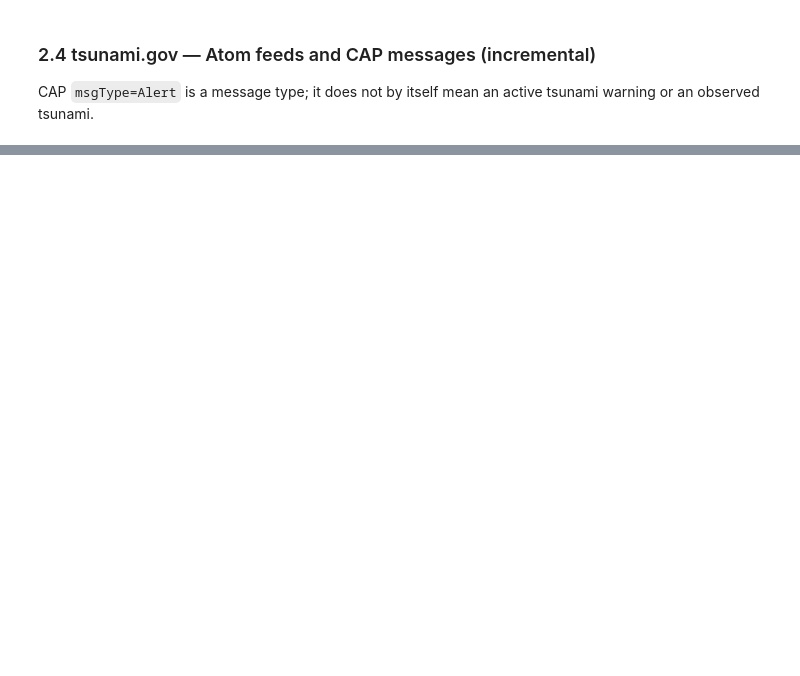
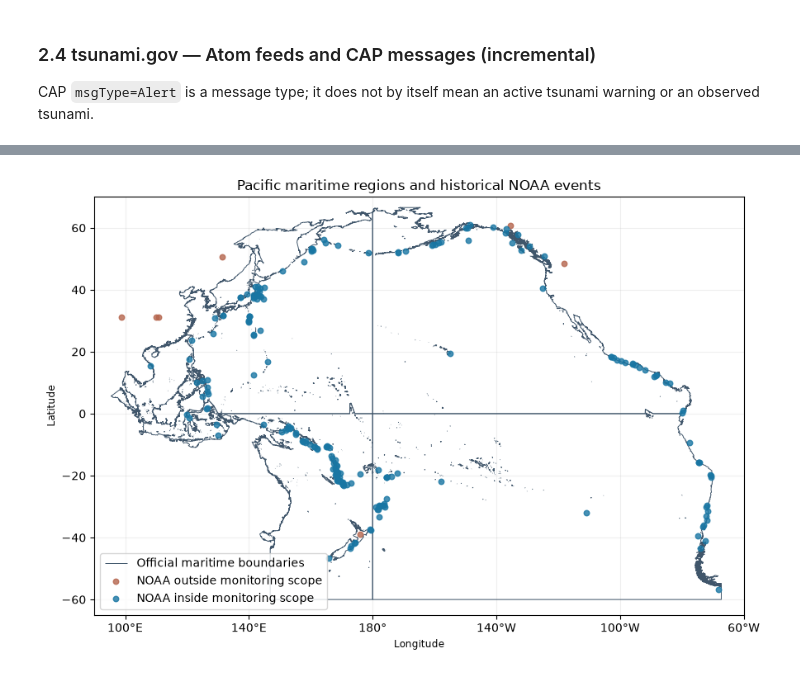
Before and after one commit to g8martinezsilva/tsunami-monitoring, a Jupyter notebook: notebooks/01_source_profiling.ipynb, the cells around one changed output, grey strips where cells are left out. Cells and saved outputs as stored; diff of their text form; code cells hidden in the pictures; blank space fills up the shorter version.

```diff
--- a/notebooks/01_source_profiling.ipynb
+++ b/notebooks/01_source_profiling.ipynb
@@ -1420,0 +958,33 @@ Candidate only: PHEB-1-26297050 / us6000u4r9 | time difference +24.01 h | distan
+# %%
+# Geographic Visualization
+# Simplification affects only the drawing, never geographic classification.
+map_boundaries = gpd.GeoSeries(pacific_parts, crs="EPSG:4326").simplify(0.05)
+valid_noaa = noaa.loc[
+    pd.to_numeric(noaa["longitude"], errors="coerce").between(-180, 360)
+    & pd.to_numeric(noaa["latitude"], errors="coerce").between(-90, 90)
+]
+
+fig, ax = plt.subplots(figsize=(12, 6))
+map_boundaries.boundary.plot(ax=ax, color="#40566b", linewidth=0.7,
+                             label="Official maritime boundaries")
+for included, color, label in [
+    (False, "#b5654d", "NOAA outside monitoring scope"),
+    (True, "#1976a3", "NOAA inside monitoring scope"),
+]:
+    events = valid_noaa.loc[valid_noaa["in_pacific_scope"] == included]
+    ax.scatter(events["longitude"] % 360, events["latitude"],
+               s=22, color=color, alpha=0.8, label=label, zorder=3)
+
+ax.set_xlim(90, 300)
+ax.set_ylim(-65, 70)
+ax.set_xticks([100, 140, 180, 220, 260, 300])
+ax.set_xticklabels(["100°E", "140°E", "180°", "140°W", "100°W", "60°W"])
+ax.set_xlabel("Longitude")
+ax.set_ylabel("Latitude")
+ax.set_title("Pacific maritime regions and historical NOAA events")
+ax.grid(alpha=0.2)
+ax.legend(loc="lower left")
+plt.tight_layout()
+plt.show()
+# %% [output]
+[figure, added]
```
Also changed, not shown: parts of 99 cells of this notebook, 9 other files.
